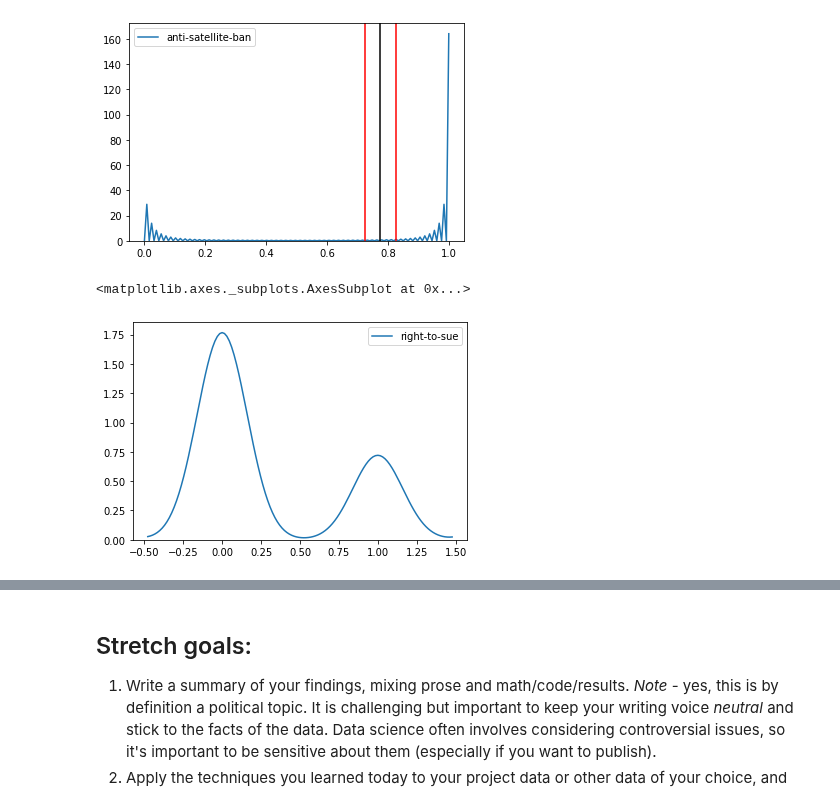
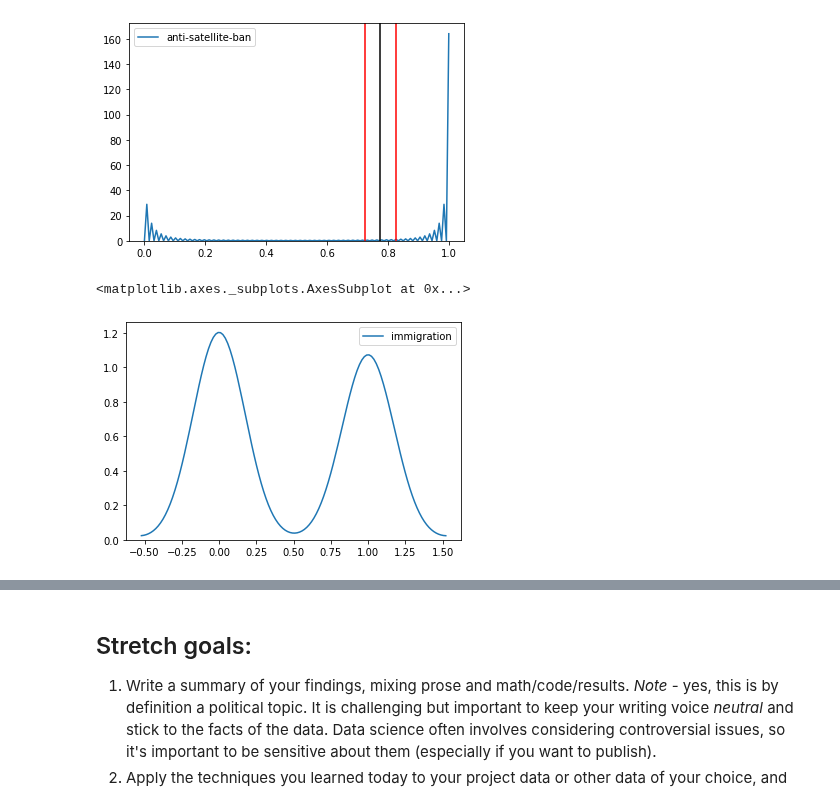
Before and after one commit to bloominstituteoftechnology/DS-Unit-1-Sprint-2-Statistics, a Jupyter notebook: module2/LS_DS_122_Sampling_Confidence_Intervals_and_Hypothesis_Testing_Assignment.ipynb, the cells around one changed output, grey strips where cells are left out. Drawn from its saved outputs; the diff is of its cells as text; code cells hidden in the pictures.

```diff
--- a/module2/LS_DS_122_Sampling_Confidence_Intervals_and_Hypothesis_Testing_Assignment.ipynb
+++ b/module2/LS_DS_122_Sampling_Confidence_Intervals_and_Hypothesis_Testing_Assignment.ipynb
@@ -128,10 +135,10 @@ plt.axvline(x=mean, color='k');
 # %% [output]
 [figure]
 # %%
-sns.kdeplot(dem['right-to-sue'])
+sns.kdeplot(dem['immigration'])
 # %% [output]
 <matplotlib.axes._subplots.AxesSubplot at 0x...>
-[figure, old version]
+[figure, new version]
 # %%
 # get adult data set
 url = 'https://archive.ics.uci.edu/ml/machine-learning-databases/adult/adult.data'
```
Also changed, not shown: parts of 12 cells of this notebook.
